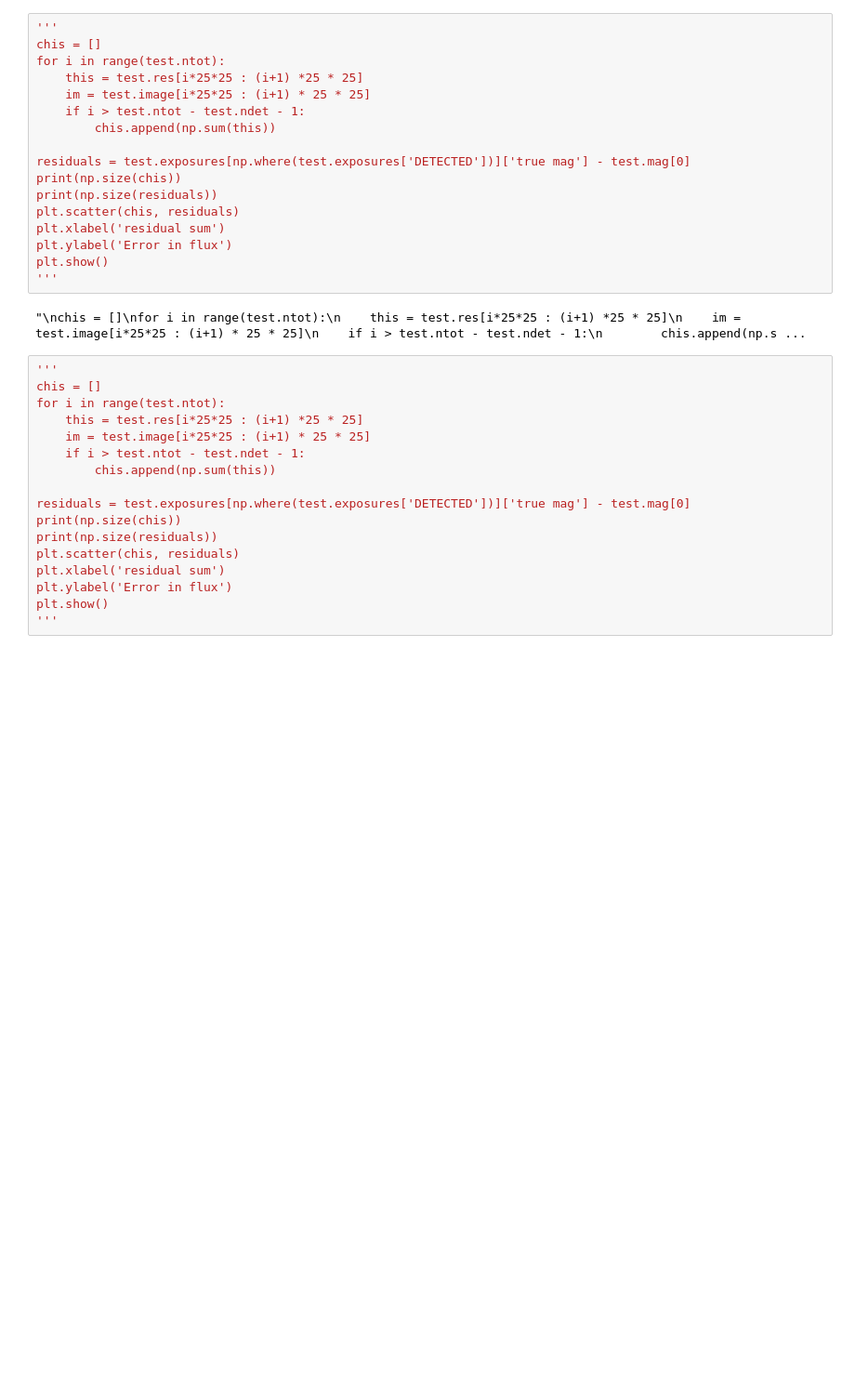
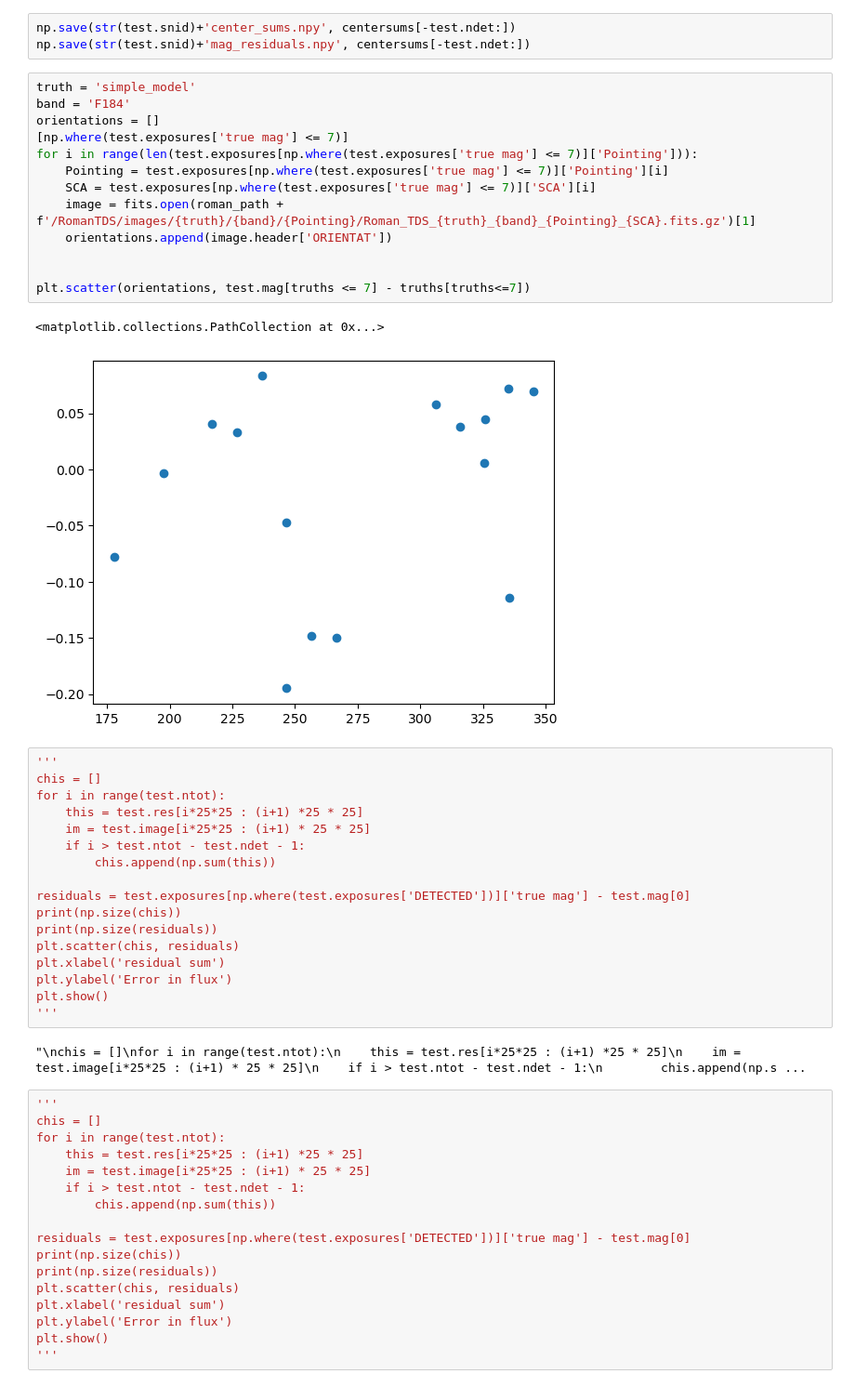
Before and after one commit to Roman-Supernova-PIT/campari, a Jupyter notebook: multismp.ipynb, the cells around one changed output. Shown at 93% size. Saved outputs shown, nothing was run; the diff lists cells and outputs as text; blank space fills up the shorter version.

```diff
--- a/multismp.ipynb
+++ b/multismp.ipynb
@@ -996,3 +961,22 @@ plt.plot([np.min(dates), np.max(dates)], [-0.01,-0.01], 'r--')
+# %%
+np.save(str(test.snid)+'center_sums.npy', centersums[-test.ndet:])
+np.save(str(test.snid)+'mag_residuals.npy', centersums[-test.ndet:])
+# %%
+truth = 'simple_model'
+band = 'F184'
+orientations = []
+[np.where(test.exposures['true mag'] <= 7)]
+for i in range(len(test.exposures[np.where(test.exposures['true mag'] <= 7)]['Pointing'])):
+    Pointing = test.exposures[np.where(test.exposures['true mag'] <= 7)]['Pointing'][i]
+    SCA = test.exposures[np.where(test.exposures['true mag'] <= 7)]['SCA'][i]
+    image = fits.open(roman_path + f'/RomanTDS/images/{truth}/{band}/{Pointing}/Roman_TDS_{truth}_{band}_{Pointing}_{SCA}.fits.gz')[1]
+    orientations.append(image.header['ORIENTAT'])
+
+
+plt.scatter(orientations, test.mag[truths <= 7] - truths[truths<=7])
+# %% [output]
+<matplotlib.collections.PathCollection at 0x...>
+[figure, added]
 # %%
 '''
 chis = []
```
Also changed, not shown: parts of 19 cells of this notebook, 7 other files.
